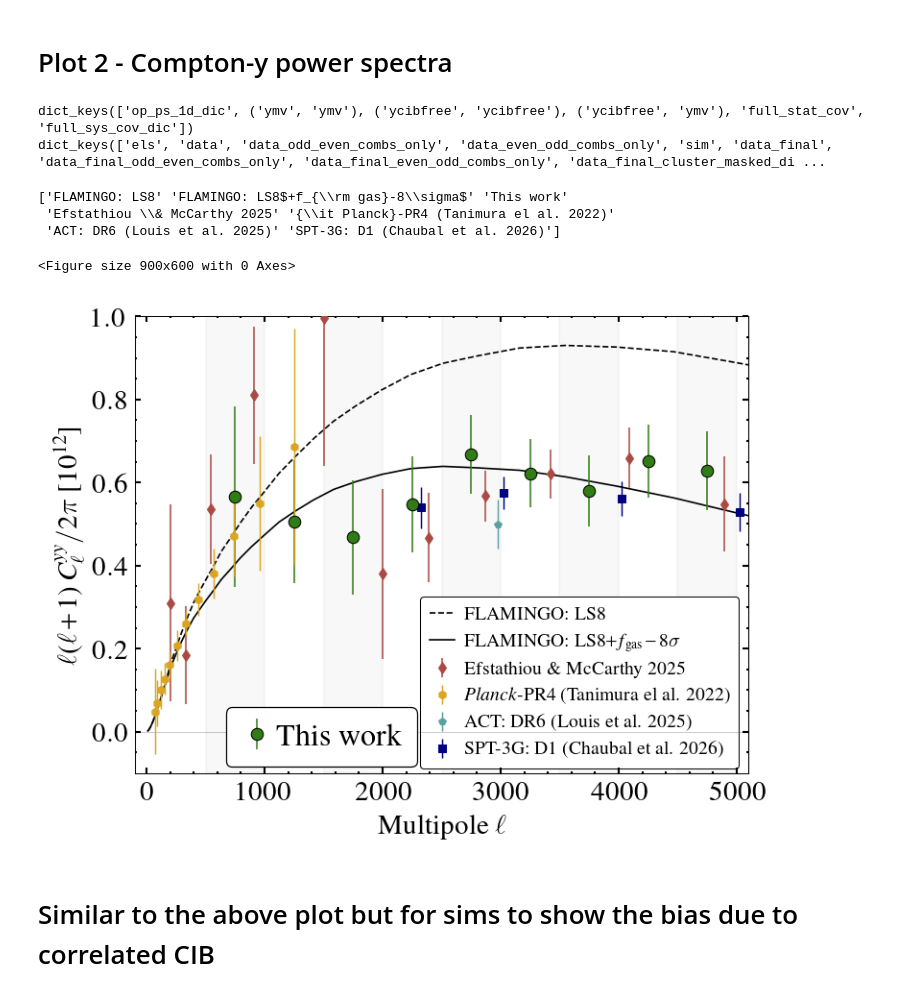
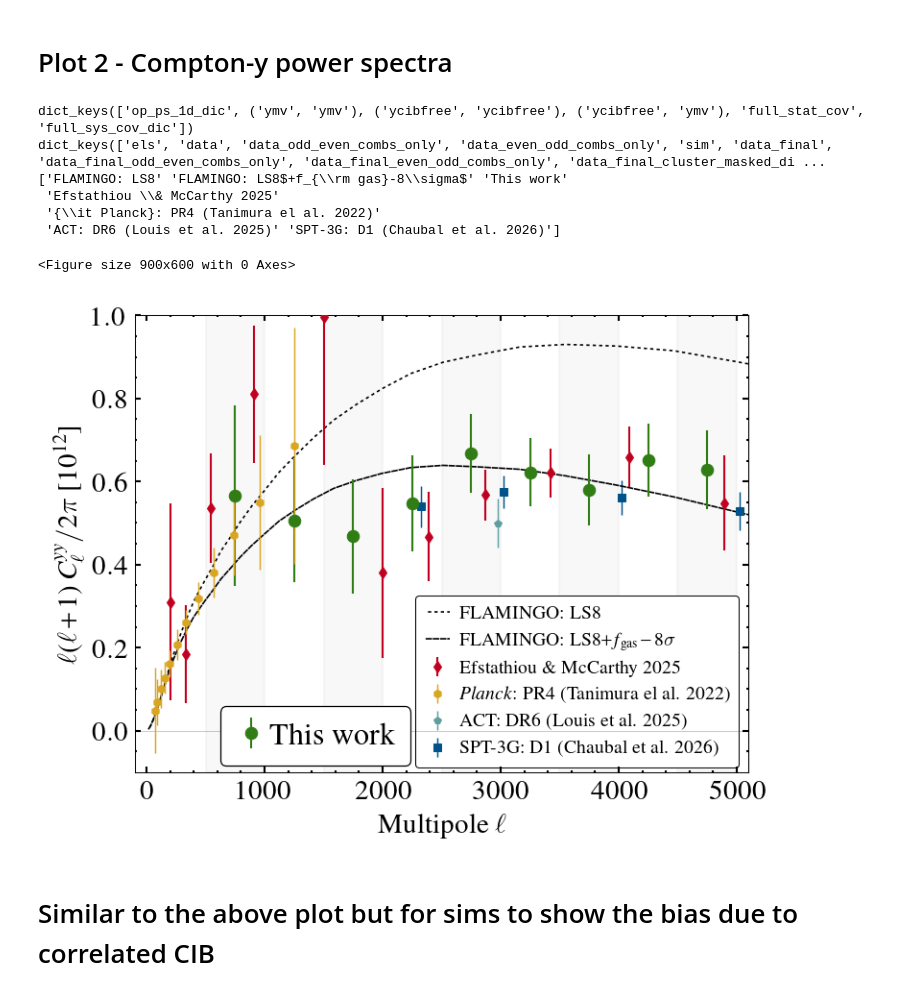
Before and after one commit to sriniraghunathan/tSZ_2pt_SPT_SPIRE, a Jupyter notebook: read_files_and_make_plots.ipynb, the cells around one changed output. Cells and saved outputs as stored; diff of their text form; code cells hidden in the pictures.

```diff
--- a/read_files_and_make_plots.ipynb
+++ b/read_files_and_make_plots.ipynb
@@ -470,6 +479,7 @@ for pliter in range(1, 2):
         m1_m2_ilc_comb_arr_to_plot = [('ycibfree', 'ycibfree')]
         msval11 = msval2 = msval3 = 6.
         pl_specs_dic = {('ycibfree', 'ycibfree'): ['#317D15', r'This work', mkrval2, msval2],
+        #pl_specs_dic = {('ycibfree', 'ycibfree'): ['#007D34', r'This work', mkrval2, msval2],
                        }
         xmin, xmax = -100., 5100.
 
@@ -547,12 +557,12 @@ for pliter in range(1, 2):
 
 
         colorval, labval, mkrval, msval = pl_specs_dic[m1m2]
-        lwval = 0.75 ##1. #0.8
+        lwval = 1. #0.75 ##1. #0.8
         ##print(xshiftval)
         errorbar(el_ + xshiftval, dl_fac * cl_data_final,
                  yerr = dl_fac * cl_data_err,
                  color = colorval,
-                 mec = 'black',
+                 ##mec = 'black',
                  mew = 0.5,
                  ls ='None',
                  label = labval,
@@ -565,9 +575,11 @@ for pliter in range(1, 2):
 
     if pliter == 1: #add ACT and SPT data points here.
 
-        planck_colorval = 'goldenrod'##E49B0F' ##15317E'
-        actcolor, sptcolor = 'cadetblue', 'navy' #'#334F9B'
-        em25color = '#AA4A44' #cadetblue' #tab:pink'
+        #planck_colorval = '#E69F00' #'#FFB300' #'goldenrod'##E49B0F' ##15317E'
+        planck_colorval = 'goldenrod'
+        actcolor, sptcolor = 'cadetblue', '#00538A' ##'navy' #'#334F9B'
+        #actcolor, sptcolor = '#56B4E9', '#00538A' ##'navy' #'#334F9B'
+        em25color = '#C10020' #'#AA4A44' #cadetblue' #tab:pink'
 
         """
         sptcolor = 'orangered'
@@ -575,7 +587,7 @@ for pliter in range(1, 2):
         """
 
         tmpcapsizeval = 0
-        tmplwval = 0.75
+        tmplwval = 1. #0.75
         tmpalphaval = 1.
 
         #https://arxiv.org/pdf/2502.10232
@@ -604,8 +616,8 @@ for pliter in range(1, 2):
         facecolor = planck_colorval #'white' #planck_colorval
         tmplwval, tmpcapsizeval = 0.7, 0
         msval = 4.
-        planck_labval = r'{\it Planck}-PR4' + '\n' + '(Tanimura el al. 2022)'
-        planck_labval = r'{\it Planck}-PR4 (Tanimura el al. 2022)'
+        planck_labval = r'{\it Planck}: PR4' + '\n' + '(Tanimura el al. 2022)'
+        planck_labval = r'{\it Planck}: PR4 (Tanimura el al. 2022)'
         errorbar(planck_leff, planck_dlyy, xerr = None, yerr = planck_dlyy_err,
                  marker = 'h',
                  ms = msval, mew = 0.5,
@@ -715,8 +727,8 @@ for pliter in range(1, 2):
         flamingo_colorval = 'black'
         flamingo_fname_dic = {
                               #'fgas_8sigma': ['data/flamingo_fgas_8sigma.txt', r'$f_{\rm gas}-8\sigma$', flamingo_colorval, '--'],
-                              'LS8': ['data/FLAMINGO_tSZ_power_spectra/LS8.pickle', r'LS8', flamingo_colorval, '--'],
-                              'LS8_fgas_8sigma': ['data/FLAMINGO_tSZ_power_spectra/LS8_fgas-8sig.pickle', r'LS8$+f_{\rm gas}-8\sigma$', flamingo_colorval, '-'],
+                              'LS8': ['data/FLAMINGO_tSZ_power_spectra/LS8.pickle', r'LS8', flamingo_colorval, (2, (2, 2))],
+                              'LS8_fgas_8sigma': ['data/FLAMINGO_tSZ_power_spectra/LS8_fgas-8sig.pickle', r'LS8$+f_{\rm gas}-8\sigma$', flamingo_colorval, (4, (4, 0.5))],
                               #'Jets_4sigma': ['data/FLAMINGO_tSZ_power_spectra/Jets-4sig.pickle', r'Jets$+f_{\rm gas}-4\sigma$', flamingo_colorval, '--'],
                              }
         for flamingo_key in flamingo_fname_dic:
@@ -727,7 +739,10 @@ for pliter in range(1, 2):
             flamingo_el, flamingo_clyy = flamingo_data[0], flamingo_data[1]
             flamingo_dl_fac = flamingo_el * (flamingo_el+1)/2/np.pi * 1e12
             flamingo_dlyy = flamingo_dl_fac * flamingo_clyy
-            plot(flamingo_el, flamingo_dlyy, color = tmpcolorval, lw = 0.8, ls = tmplsval, label = r'%s' %(tmplabval))
+            plot(flamingo_el, flamingo_dlyy, color = tmpcolorval,
+                 lw = 0.8,
+                 ls = tmplsval,
+                 label = r'%s' %(tmplabval))
 
 
     #shades
@@ -768,10 +783,10 @@ for pliter in range(1, 2):
             xloc = 0.56
         elif len(m1_m2_ilc_comb_arr_to_plot) == 1:
             if len(flamingo_fname_dic) == 2:
-                data_inds = [2]; legfsval = fsval-1; xloc = 0.485
+                data_inds = [2]; legfsval = fsval-1; xloc = 0.475
                 #data_inds = np.roll(total_inds, -2); legfsval = fsval-3.8; xloc = 1.
             elif len(flamingo_fname_dic) == 3:
-                data_inds = [3]; legfsval = fsval-1; xloc = 0.485
+                data_inds = [3]; legfsval = fsval-1; xloc = 0.475
                 #data_inds = np.roll(total_inds, -3); legfsval = fsval-3.8; xloc = 1.
 
 
@@ -779,38 +794,39 @@ for pliter in range(1, 2):
         other_inds = list( set(total_inds) - set(data_inds) )
 
         yloc = -0.02
         #leg1 = ax.legend(handles[data_inds], labels[data_inds], bbox_to_anchor = (0.67, yloc), loc = 4, fontsize = legfsval, ncol = 1, handletextpad = 0.1, columnspacing = 0.3, handlelength = 1., numpoints = 1, framealpha = 1.)
         leg1 = ax.legend(handles[data_inds], labels[data_inds], bbox_to_anchor = (xloc, yloc), loc = 4, fontsize = legfsval+2.5, ncol = 1, handletextpad = 0.1, columnspacing = 0.3, handlelength = 1., numpoints = 1, framealpha = 1.)
         #leg1.get_frame().set_edgecolor('whitesmoke')
         leg1.get_frame().set_linewidth(.6)
         if len(other_inds)>0:
             ax.add_artist(leg1)
             leg2 = ax.legend(handles[other_inds], labels[other_inds], bbox_to_anchor = (1., yloc+0.01), loc = 4, fontsize = legfsval-3.5, ncol = 1, handletextpad = 0.5, columnspacing = 0.3, handlelength = 1.3, numpoints = 1, framealpha = 1.)
             #leg2.get_frame().set_edgecolor('whitesmoke')
             leg2.get_frame().set_linewidth(.5)
             leg2.set_zorder(0)
 
         """
         legfsval = fsval+2
         legend(loc = 4, fontsize = legfsval, ncol = 1, handletextpad = 0.1, columnspacing = 0.3, handlelength = 1., numpoints = 1)
         """
 
         plname = 'plots/ymap_spectra_data_plus_others'
     #np.save('results/100d_tsz_final_estimate_for_CR.npy', results_for_cr_dic)
     ########################################################################
     ########################################################################
     ########################################################################
     plname = '%s.pdf' %(plname)
     savefig(plname, dpi = 200.)
     show()
 # %% [output]
 dict_keys(['op_ps_1d_dic', ('ymv', 'ymv'), ('ycibfree', 'ycibfree'), ('ycibfree', 'ymv'), 'full_stat_cov', 'full_sys_cov_dic'])
 dict_keys(['els', 'data', 'data_odd_even_combs_only', 'data_even_odd_combs_only', 'sim', 'data_final', 'data_final_odd_even_combs_only', 'data_final_even_odd_combs_only', 'data_final_cluster_masked_di ...
+['FLAMINGO: LS8' 'FLAMINGO: LS8$+f_{\\rm gas}-8\\sigma$' 'This work'
+ 'Efstathiou \\& McCarthy 2025'
+ '{\\it Planck}: PR4 (Tanimura el al. 2022)'
+ 'ACT: DR6 (Louis et al. 2025)' 'SPT-3G: D1 (Chaubal et al. 2026)']
-['FLAMINGO: LS8' 'FLAMINGO: LS8$+f_{\\rm gas}-8\\sigma$' 'This work'
- 'Efstathiou \\& McCarthy 2025' '{\\it Planck}-PR4 (Tanimura el al. 2022)'
- 'ACT: DR6 (Louis et al. 2025)' 'SPT-3G: D1 (Chaubal et al. 2026)']
+<Figure size 900x600 with 0 Axes>
-<Figure size 900x600 with 0 Axes>
-[figure, old version]
+[figure, new version]
 # %% [markdown]
 # Similar to the above plot but for sims to show the bias due to correlated CIB
 # %%
```
Also changed, not shown: parts of 1 cell of this notebook, 2 other files.
